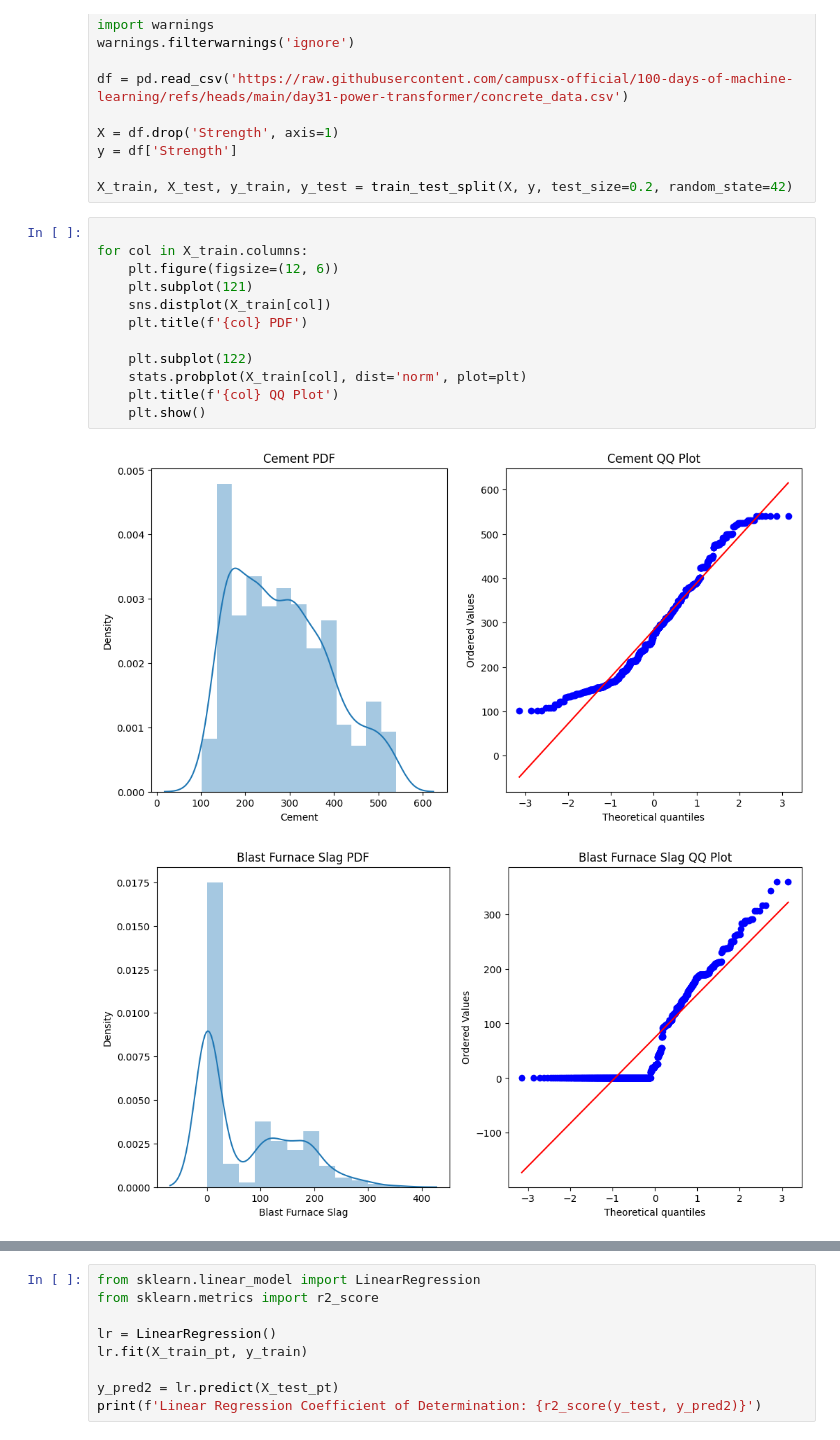
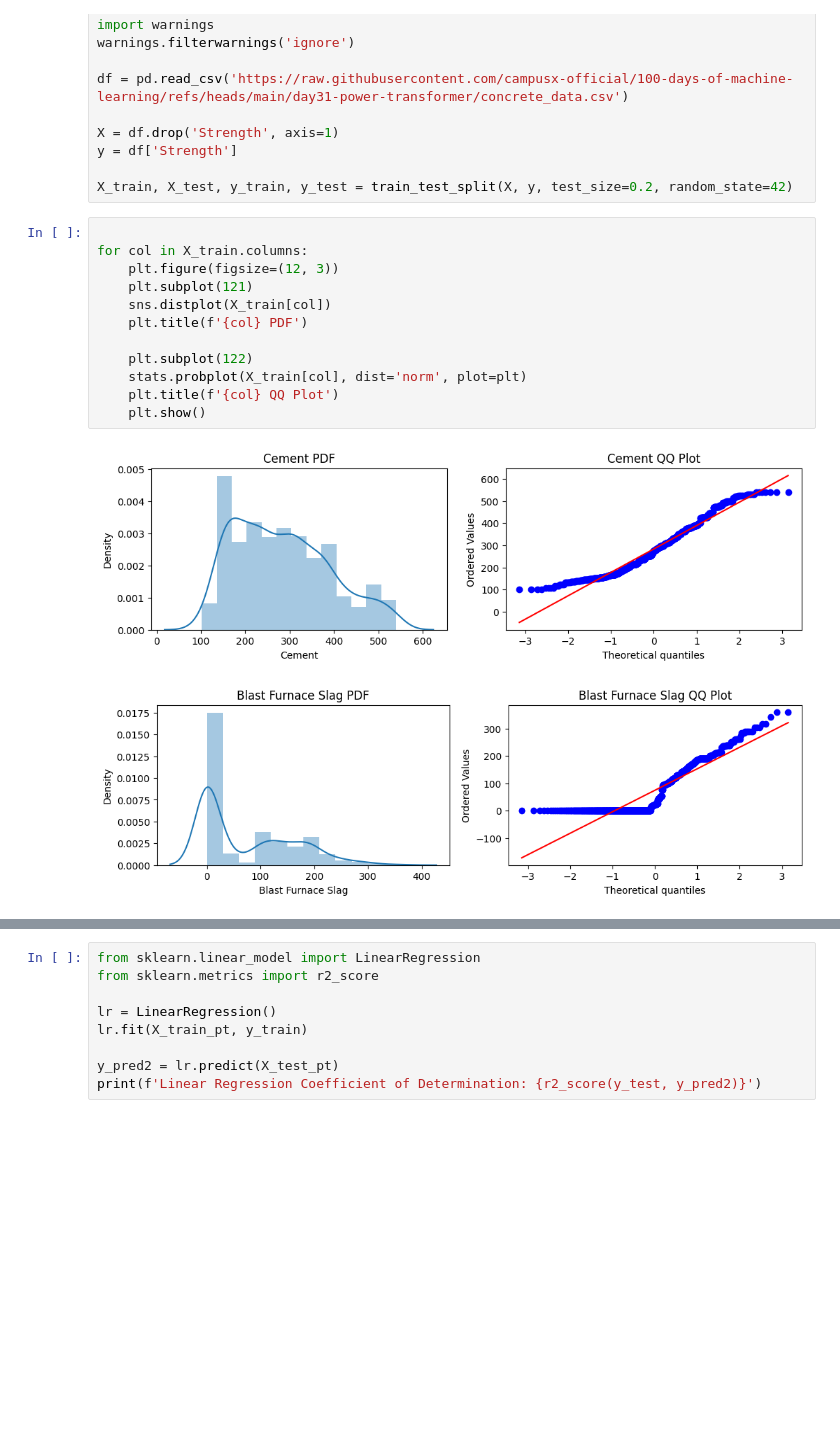
Before and after one commit to SumanGouda/Scikit-Learn-, a Jupyter notebook: FEATURE TRANSFORMATIOIN/Sklearn Transformers.ipynb, the cells around one changed output, grey strips where cells are left out. Saved outputs shown, nothing was run; the diff lists cells and outputs as text; blank space fills up the shorter version.

```diff
--- a/FEATURE TRANSFORMATIOIN/Sklearn Transformers.ipynb
+++ b/FEATURE TRANSFORMATIOIN/Sklearn Transformers.ipynb
@@ -230,15 +230,15 @@ X_train, X_test, y_train, y_test = train_test_split(X, y, test_size=0.2, random_
 # %%
 
 for col in X_train.columns:
-    plt.figure(figsize=(12, 6))
+    plt.figure(figsize=(12, 3))
     plt.subplot(121)
     sns.distplot(X_train[col])
     plt.title(f'{col} PDF')
 
     plt.subplot(122)
     stats.probplot(X_train[col], dist='norm', plot=plt)
     plt.title(f'{col} QQ Plot')
     plt.show()
 # %% [output]
-[figure, old version]
+[figure, new version]
-[figure, old version]
+[figure, new version]
```
Also changed, not shown: parts of 7 cells of this notebook, 2 other files.
